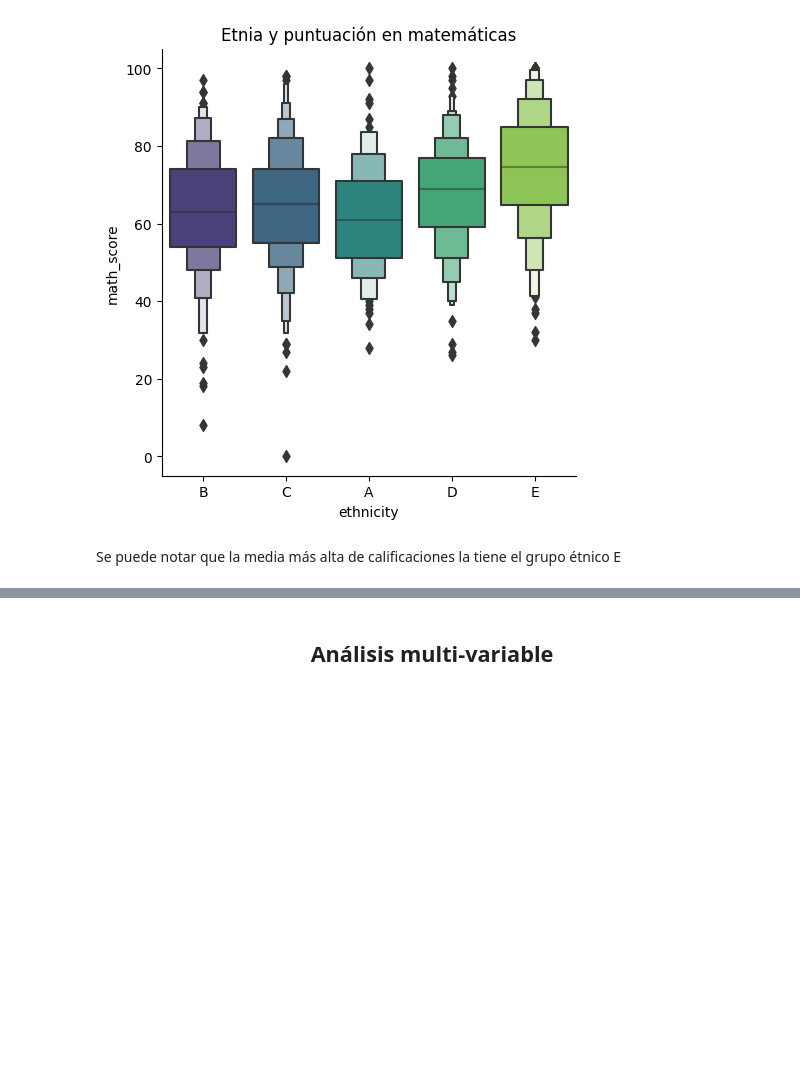
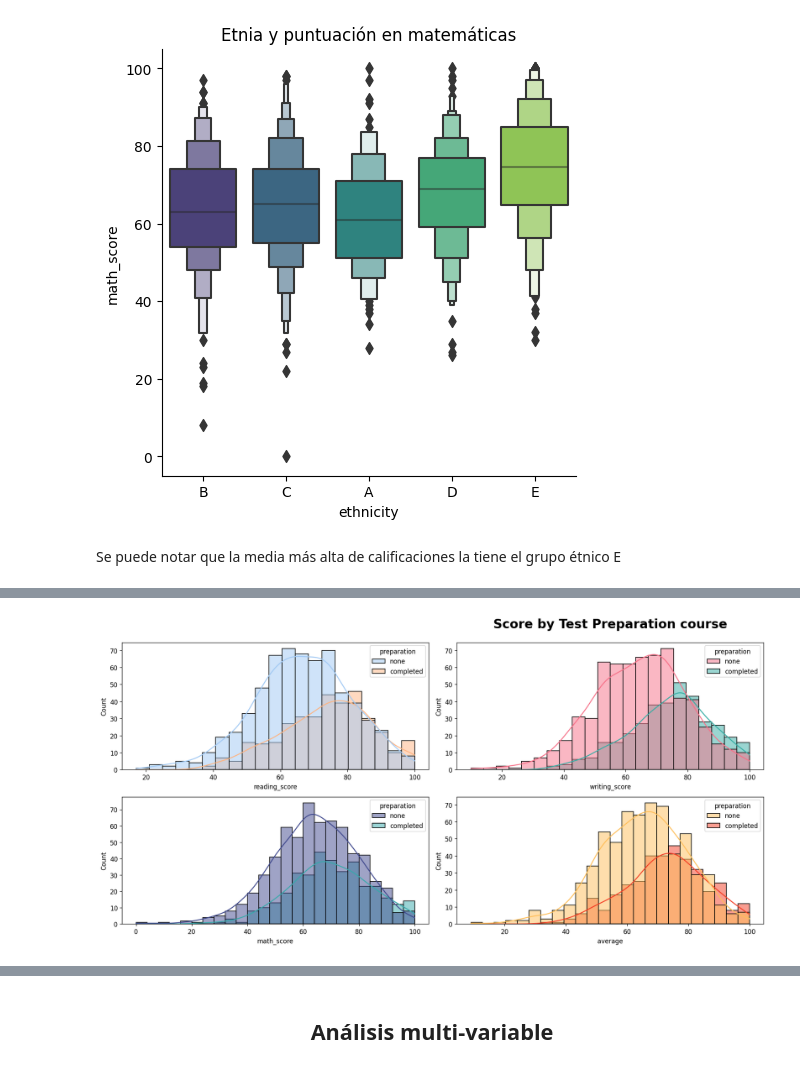
Before and after one commit to MarioChvx/ciencia_de_datos_PAMBAZO, a Jupyter notebook: proyectos/unidad1/proyecto_eda/EDA_Students_performance.ipynb, the cells around one changed output, grey strips where cells are left out. Drawn from its saved outputs; the diff is of its cells as text; code cells hidden in the pictures; blank space fills up the shorter version.

```diff
--- a/proyectos/unidad1/proyecto_eda/EDA_Students_performance.ipynb
+++ b/proyectos/unidad1/proyecto_eda/EDA_Students_performance.ipynb
@@ -287,3 +287,6 @@ plt.show()
 [figure]
 # %% [markdown]
 Se puede notar que la media más alta de calificaciones la tiene el grupo étnico E
+# %%
+df['average'] = round((df['math_score'] + df['reading_score'] + df['writing_score']) / 3,3)
+df
@@ -289,0 +307,13 @@ Se puede notar que la media más alta de calificaciones la tiene el grupo étnic
+# %%
+fig, axs = plt.subplots(2, 2, figsize = (15, 7), dpi=120)
+
+sns.histplot(x = 'math_score',data=df ,ax = axs[1][0],hue ='preparation',palette="mako",kde = True)
+sns.histplot(x = 'reading_score',data =df ,ax = axs[0][0] ,hue ='preparation',palette="pastel",kde = True)
+sns.histplot(x = 'writing_score',data =df ,ax = axs[0][1],hue ='preparation',palette="husl",kde = True)
+sns.histplot(x = 'average',data =df ,ax = axs[1][1],hue ='preparation',palette="YlOrRd",kde = True)
+
+plt.tight_layout()
+plt.title('Score by Test Preparation course', fontsize=20, fontweight='bold',y=2.3, loc="center")
+plt.show()
+# %% [output]
+[figure, added]
```
Also changed, not shown: parts of 7 cells of this notebook.
